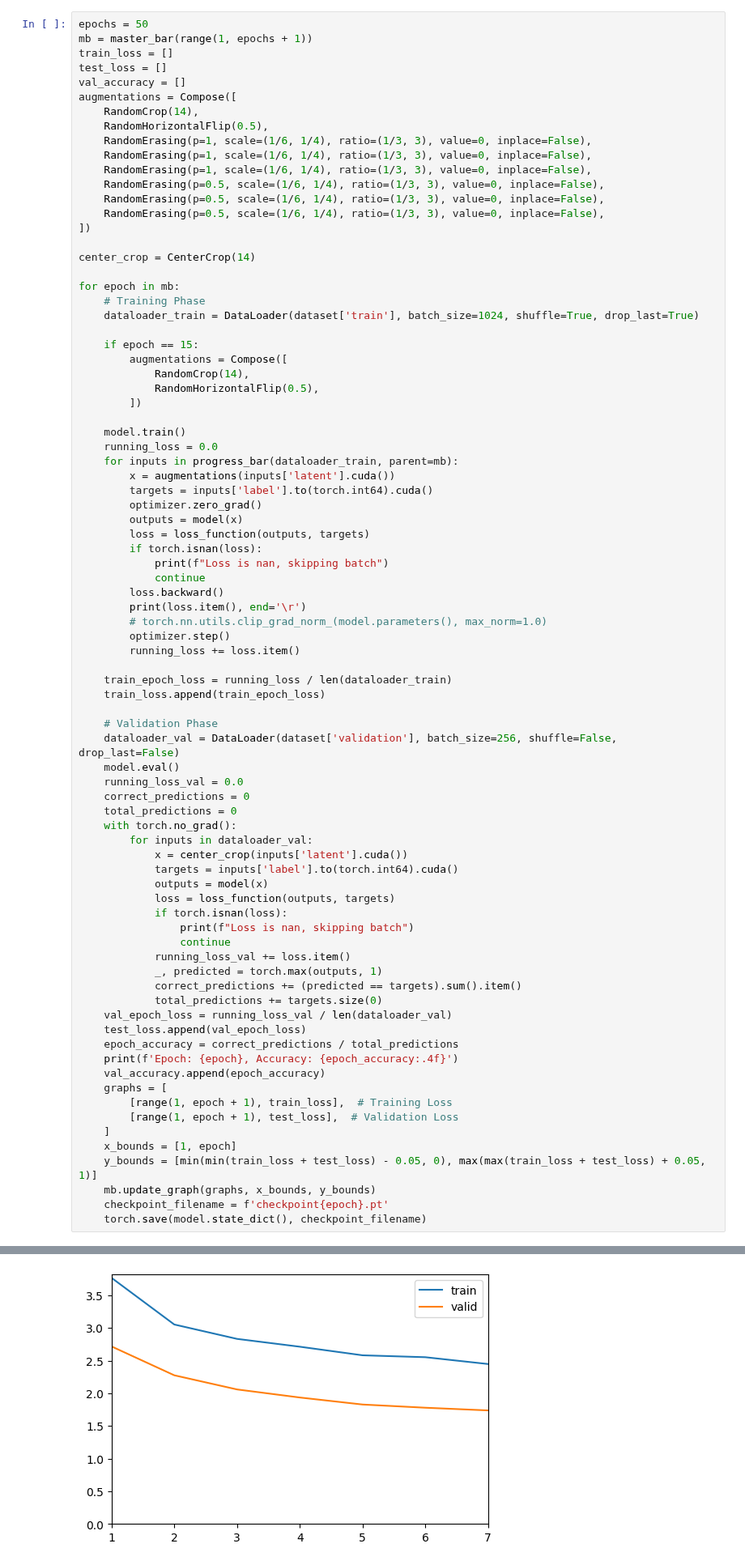
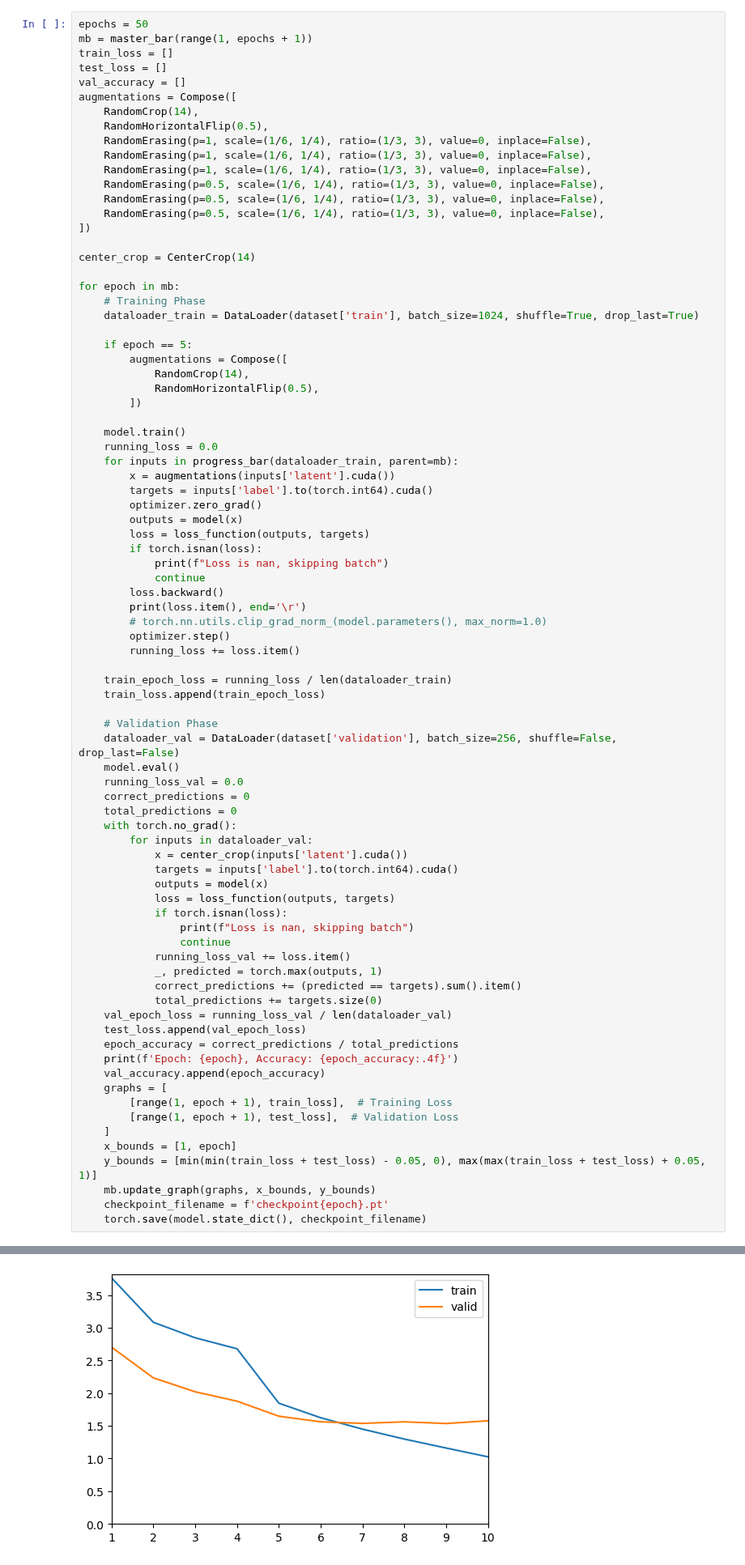
Before and after one commit to danjacobellis/BF, a Jupyter notebook: train_food101.ipynb, the cells around one changed output, grey strips where cells are left out. Shown at 81% size. Drawn from its saved outputs; the diff is of its cells as text.

```diff
--- a/train_food101.ipynb
+++ b/train_food101.ipynb
@@ -152,7 +152,7 @@ for epoch in mb:
     # Training Phase
     dataloader_train = DataLoader(dataset['train'], batch_size=1024, shuffle=True, drop_last=True)
 
-    if epoch == 15:
+    if epoch == 5:
         augmentations = Compose([
             RandomCrop(14),
             RandomHorizontalFlip(0.5),
@@ -218 +218 @@ Epoch: 1, Accuracy: 0.3471
-[figure, old version]
+[figure, new version]
```
Also changed, not shown: parts of 3 cells of this notebook.
